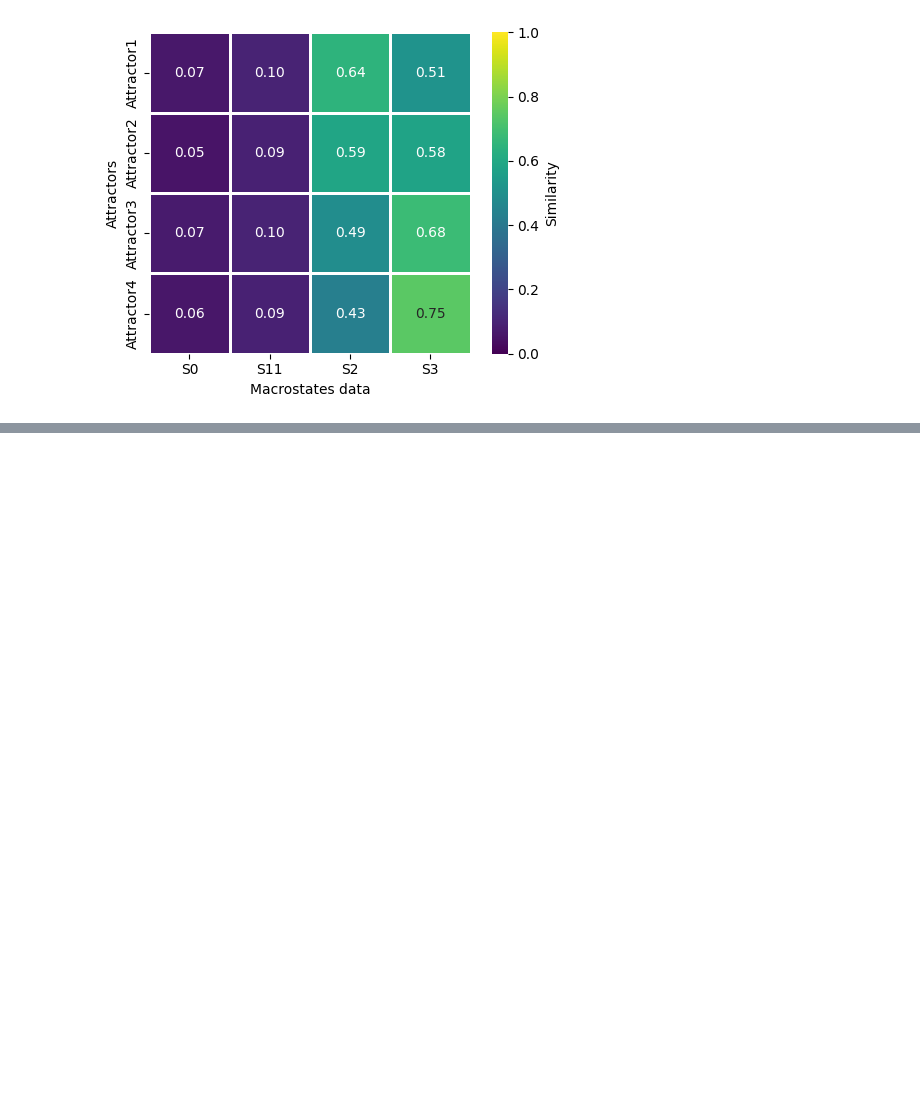
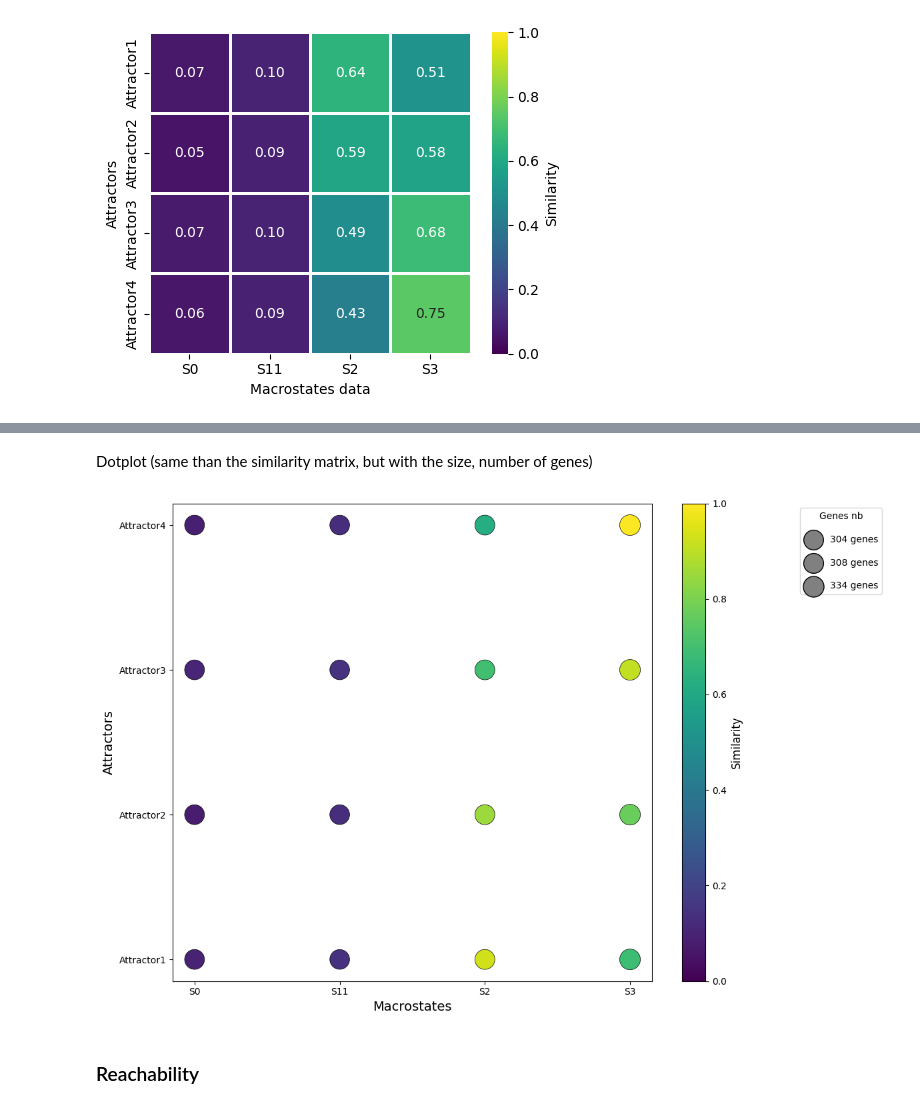
Before and after one commit to Augugustine/CITE-seq-analysis-CLL, a Jupyter notebook: 3- Boolean model/Evaluate_models.ipynb, the cells around one changed output, grey strips where cells are left out. Saved outputs shown, nothing was run; the diff lists cells and outputs as text; code cells hidden in the pictures; blank space fills up the shorter version.

```diff
--- a/3- Boolean model/Evaluate_models.ipynb
+++ b/3- Boolean model/Evaluate_models.ipynb
@@ -141,0 +221,68 @@ plt.show()
+# %% [markdown]
+Dotplot (same than the similarity matrix, but with the size, number of genes)
+# %%
+similarity = pd.DataFrame(
+    index=attractors.index,
+    columns=data.index,
+    dtype=float)
+
+n_genes_used = pd.DataFrame(index=attractors.index, columns=data.index, dtype=int)
+
+for attr_name, attr_row in attractors.iterrows():
+    for data_name, data_row in data.iterrows():
+        mask = ~pd.isna(data_row.values)
+        similarity.loc[attr_name, data_name] = np.mean(
+            attr_row.values[mask] == data_row.values[mask])
+        n_genes_used.loc[attr_name, data_name] = mask.sum()
+
+attr_names = similarity.index
+data_names = similarity.columns
+
+xs, ys, sizes, colors = [], [], [], []
+
+for i, attr_name in enumerate(attr_names):
+    for j, data_name in enumerate(data_names):
+        xs.append(j)
+        ys.append(i)
+        colors.append(similarity.loc[attr_name, data_name])
+        sizes.append(n_genes_used.loc[attr_name, data_name])
+
+sizes = np.array(sizes, dtype=float)
+sizes_scaled = (sizes / sizes.max()) * 500
+
+#dotplot
+fig, ax = plt.subplots(figsize=(12, 8))
+
+scatter = ax.scatter(
+    xs, ys,
+    s=sizes_scaled,
+    c=colors,
+    cmap="viridis",
+    vmin=0, vmax=1,
+    edgecolors="black",
+    linewidths=0.5)
+
+# Ticks and labels
+ax.set_xticks(range(len(data_names)))
+ax.set_xticklabels(data_names, rotation=0, fontsize=10)
+ax.set_yticks(range(len(attr_names)))
+ax.set_yticklabels(attr_names, fontsize=10)
+
+ax.set_xlabel("Macrostates", fontsize=14)
+ax.set_ylabel("Attractors", fontsize=14)
+
+#Colorbar
+cbar = plt.colorbar(scatter, ax=ax)
+cbar.set_label("Similarity", fontsize=12)
+
+# Legend
+for n in [sizes.min(), np.median(sizes), sizes.max()]:
+    plt.scatter([], [], s=(n / sizes.max()) * 500, c="grey", edgecolors="black", label=f"{int(n)} genes")
+plt.legend(scatterpoints=1, frameon=True, labelspacing=1.5, title="Genes nb", bbox_to_anchor=(1.3, 1), loc="upper left")
+
+plt.tight_layout()
+plt.show()
+# %% [output]
+[figure, added]
+# %% [markdown]
+### Reachability
```
Also changed, not shown: parts of 18 cells of this notebook.
